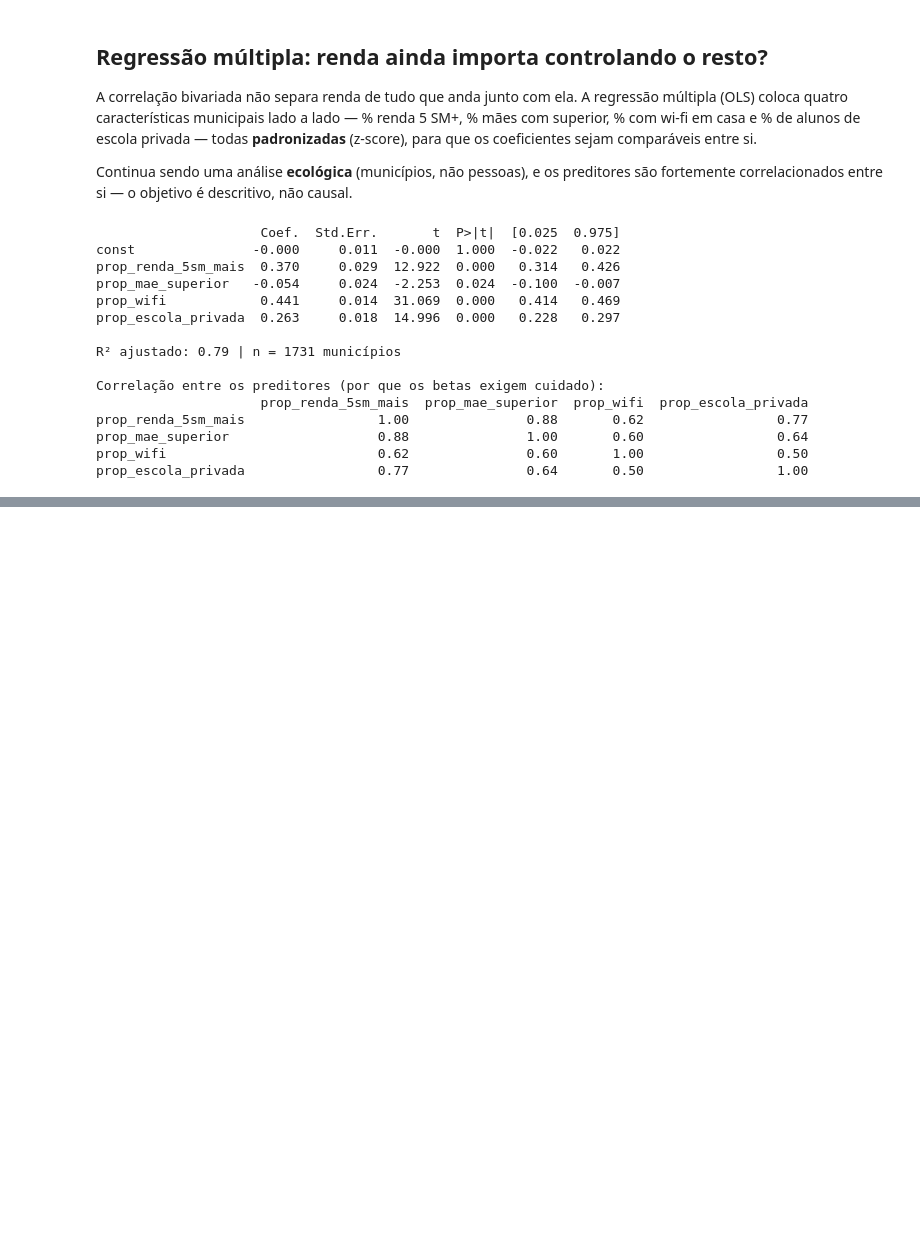
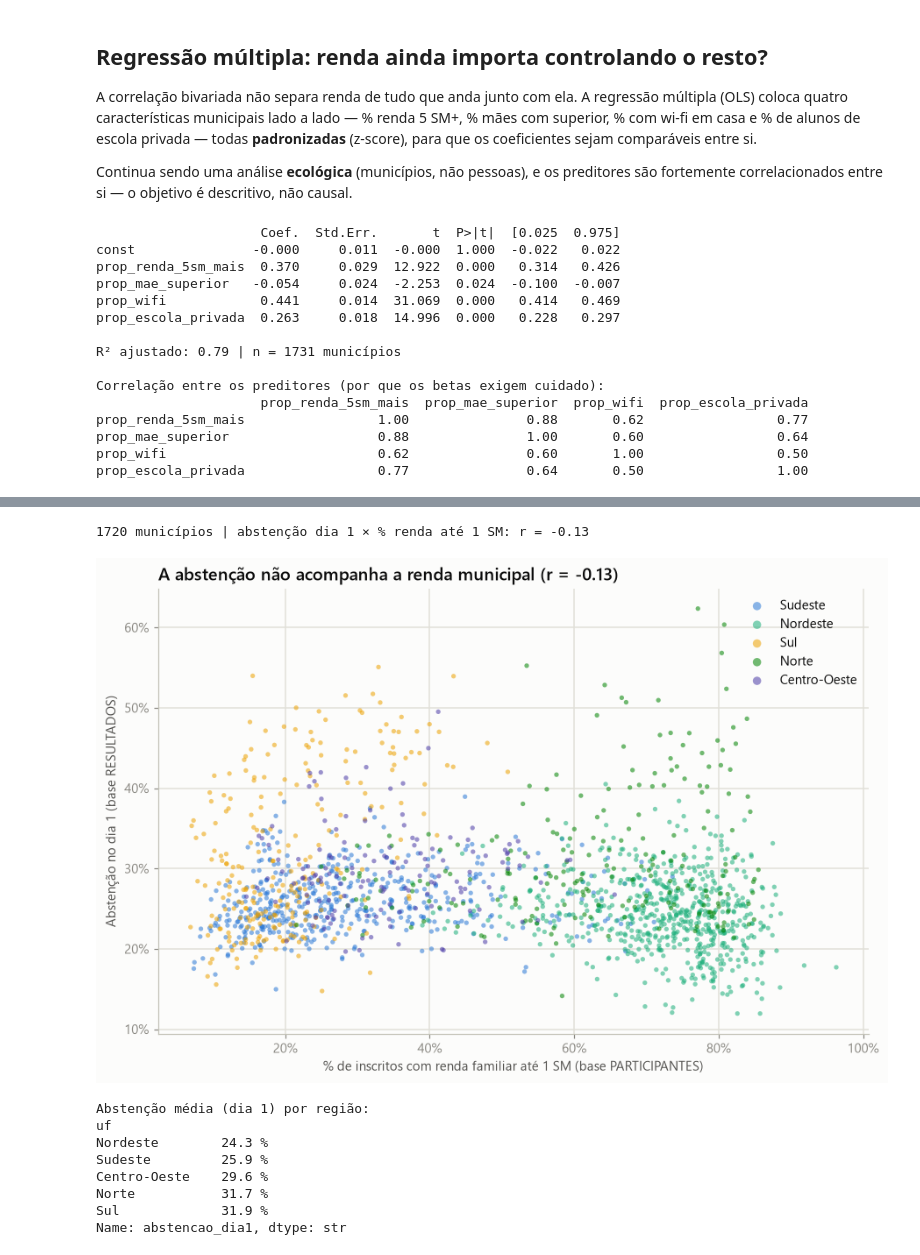
Before and after one commit to Joao-Biazzin/Analise-dos-microdados-ENEM-2024, a Jupyter notebook: notebooks/04-geografia-e-analise-ecologica.ipynb, the cells around one changed output, grey strips where cells are left out. Drawn from its saved outputs; the diff is of its cells as text; code cells hidden in the pictures; blank space fills up the shorter version.

Commit message:
docs: notebook 04 — abstenção não acompanha a renda municipal

```diff
--- a/notebooks/04-geografia-e-analise-ecologica.ipynb
+++ b/notebooks/04-geografia-e-analise-ecologica.ipynb
@@ -249,0 +246,39 @@ achado documentado neste projeto.
+# %%
+abst = (
+    rm.merge(pm[["co_municipio", "prop_renda_ate_1sm"]], on="co_municipio")
+      .query("n >= 200")
+      .dropna(subset=["prop_renda_ate_1sm", "abstencao_dia1"])
+)
+r_abst = abst.prop_renda_ate_1sm.corr(abst.abstencao_dia1)
+print(f"{len(abst)} municípios | abstenção dia 1 × % renda até 1 SM: r = {r_abst:.2f}")
+
+reg_abst = abst["uf"].map(labels.REGIAO_POR_UF)
+
+fig, ax = plt.subplots(figsize=(9.5, 6))
+for nome, cor in cores_regiao.items():
+    d = abst[reg_abst == nome]
+    ax.scatter(d.prop_renda_ate_1sm, d.abstencao_dia1, s=12, alpha=0.55,
+               color=cor, label=nome, edgecolors="none")
+ax.xaxis.set_major_formatter(plt.FuncFormatter(lambda v, _: f"{v:.0%}"))
+ax.yaxis.set_major_formatter(plt.FuncFormatter(lambda v, _: f"{v:.0%}"))
+ax.set_xlabel("% de inscritos com renda familiar até 1 SM (base PARTICIPANTES)")
+ax.set_ylabel("Abstenção no dia 1 (base RESULTADOS)")
+ax.set_title(f"A abstenção não acompanha a renda municipal (r = {r_abst:.2f})")
+ax.legend(title="", markerscale=1.8, loc="upper right")
+plots.save_fig(fig, "12_abstencao_renda")
+plt.show()
+
+print("\nAbstenção média (dia 1) por região:")
+media_reg = abst.groupby(reg_abst)["abstencao_dia1"].mean().sort_values()
+print((media_reg * 100).round(1).astype(str) + " %")
+# %% [output]
+1720 municípios | abstenção dia 1 × % renda até 1 SM: r = -0.13
+[figure, added]
+Abstenção média (dia 1) por região:
+uf
+Nordeste        24.3 %
+Sudeste         25.9 %
+Centro-Oeste    29.6 %
+Norte           31.7 %
+Sul             31.9 %
+Name: abstencao_dia1, dtype: str
```
Also changed, not shown: parts of 3 cells of this notebook, 2 other files.
